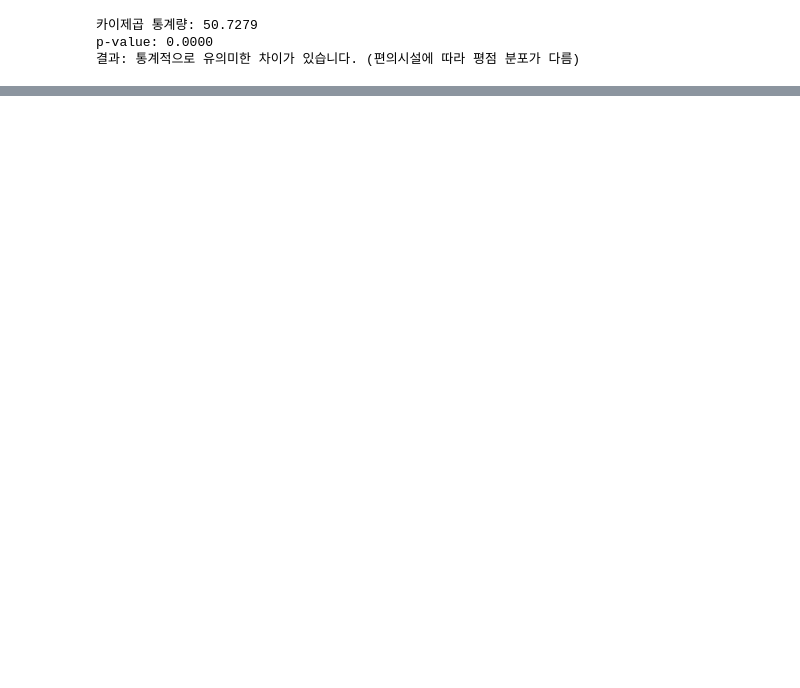
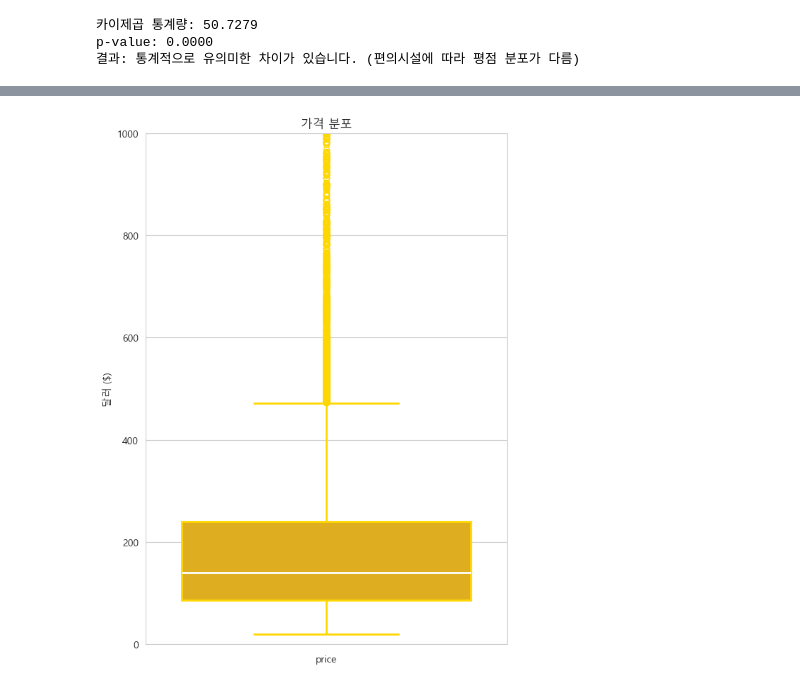
Before and after one commit to KyungminChang/data-analysis-project-BBB, a Jupyter notebook: 02_basic_statistics.ipynb, the cells around one changed output, grey strips where cells are left out. Cells and saved outputs as stored; diff of their text form; code cells hidden in the pictures; blank space fills up the shorter version.

```diff
--- a/02_basic_statistics.ipynb
+++ b/02_basic_statistics.ipynb
@@ -345,0 +427,15 @@ p-value: 0.0000
+# %%
+data_price = df_cleaned[['price']]
+plt.rc('font', family='Malgun Gothic')
+plt.rcParams['axes.unicode_minus'] = False
+plt.figure(figsize=(6, 8))
+sns.boxplot(data=data_price, y='price', palette='Wistia', linecolor='gold', linewidth=2, medianprops={'color': 'white'})
+sns.set_style("whitegrid")
+plt.title("가격 분포")
+plt.xlabel("price")
+plt.ylabel("달러 ($)")
+plt.ylim(0, 1000)
+plt.tight_layout()
+plt.show()
+# %% [output]
+[figure, added]
```
Also changed, not shown: parts of 13 cells of this notebook.
